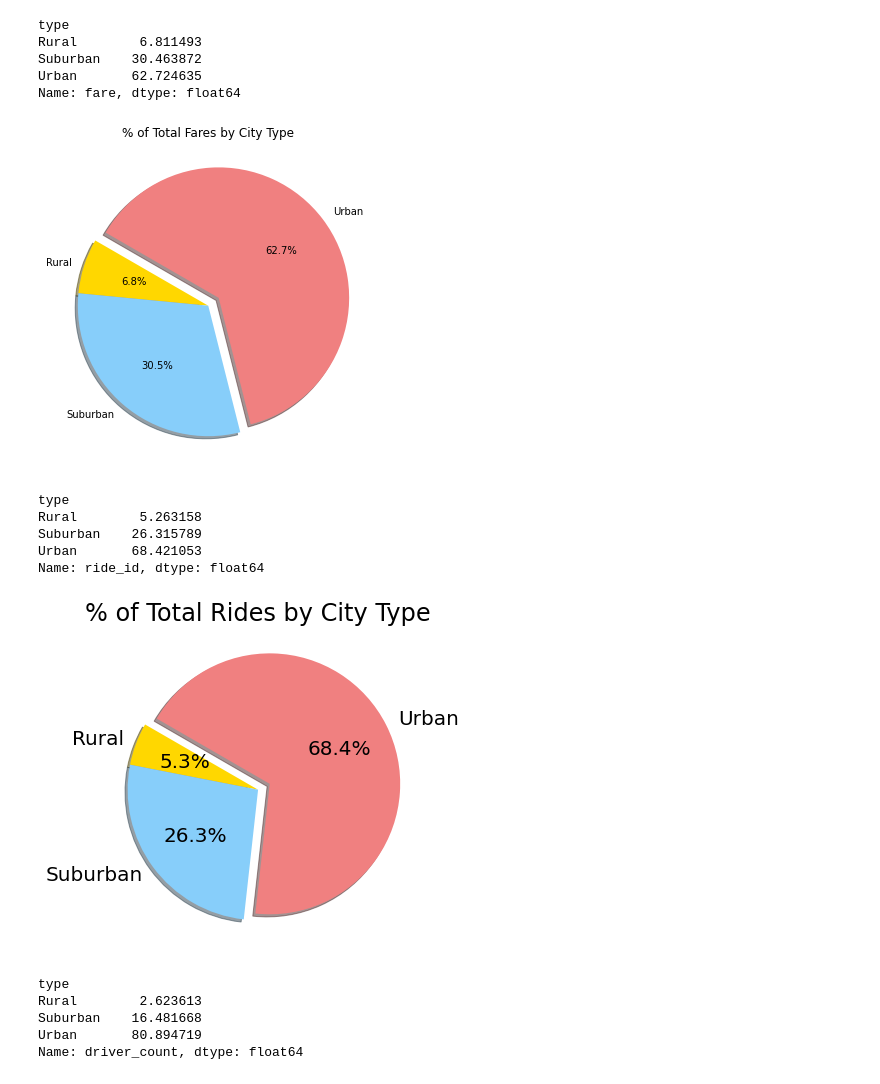
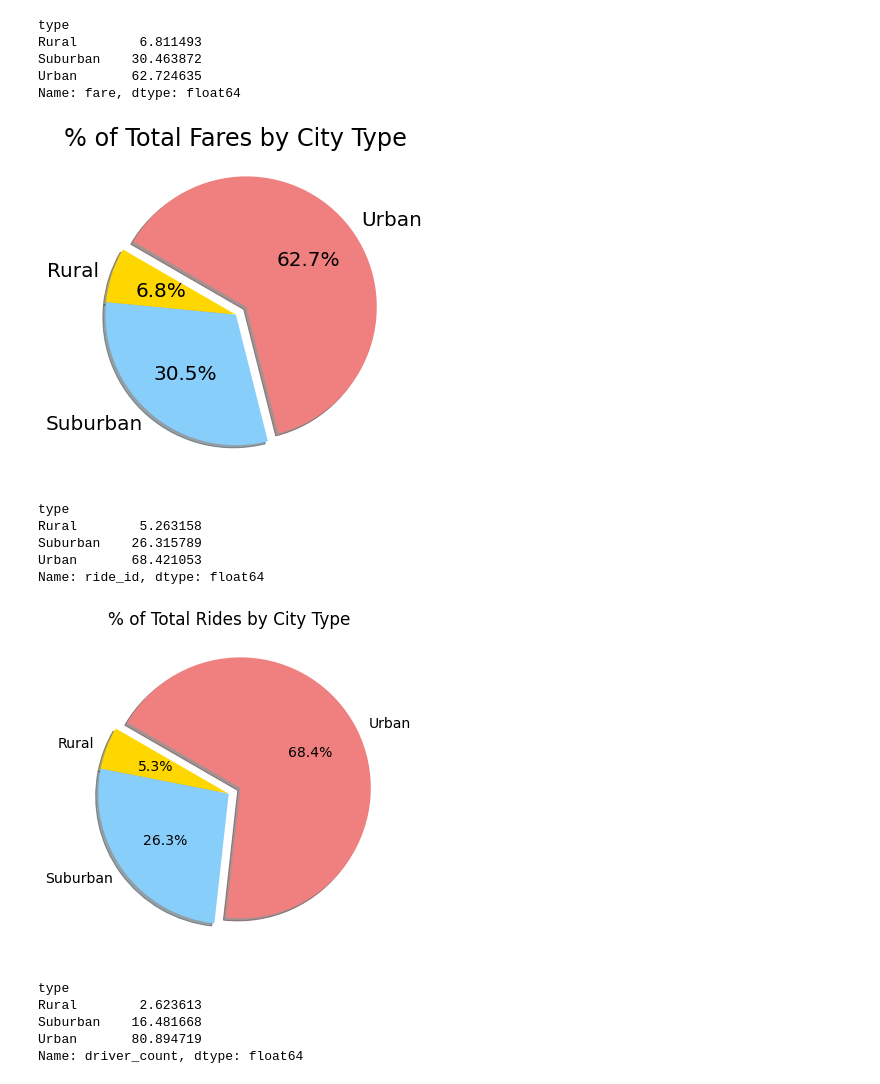
Before and after one commit to mthalken/PyBer_Analysis, a Jupyter notebook: PyBer.ipynb, the cells around one changed output. Saved outputs shown, nothing was run; the diff lists cells and outputs as text; code cells hidden in the pictures.

```diff
--- a/PyBer.ipynb
+++ b/PyBer.ipynb
@@ -623,23 +623,23 @@ Name: fare, dtype: float64
 # %%
 #Create a pie chart
 import matplotlib as mpl
 plt.subplots(figsize=(10, 6))
 plt.pie(type_percents,
         labels=["Rural", "Suburban", "Urban"],
         colors=["gold", "lightskyblue", "lightcoral"],
         explode=[0, 0, 0.1],
         autopct='%1.1f%%',
         shadow=True,
         startangle=150
        )
 plt.title("% of Total Fares by City Type")
-mpl.rcParams['font.size'] = 20
+mpl.rcParams['font.size'] = 14
 
 plt.savefig("analysis/Fig5.png")
 
 plt.show()
 # %% [output]
-[figure, old version]
+[figure, new version]
 # %%
 #Calculate the percentage based on rides for each type
 ride_percents = 100 * pyber_data_df.groupby(["type"]).count()["ride_id"] / pyber_data_df["ride_id"].count()
@@ -663,13 +663,13 @@ plt.pie(ride_percents,
         startangle=150
        )
 plt.title("% of Total Rides by City Type")
-mpl.rcParams['font.size'] = 20
+mpl.rcParams['font.size'] = 14
 
 plt.savefig("analysis/Fig6.png")
 
 plt.show()
 # %% [output]
-[figure, old version]
+[figure, new version]
 # %%
 #Calculate the percentage based on driver for each type
 driver_percents = 100 * city_data_df.groupby(["type"]).sum()["driver_count"] / city_data_df["driver_count"].sum()
```
Also changed, not shown: parts of 1 cell of this notebook, 4 other files.
